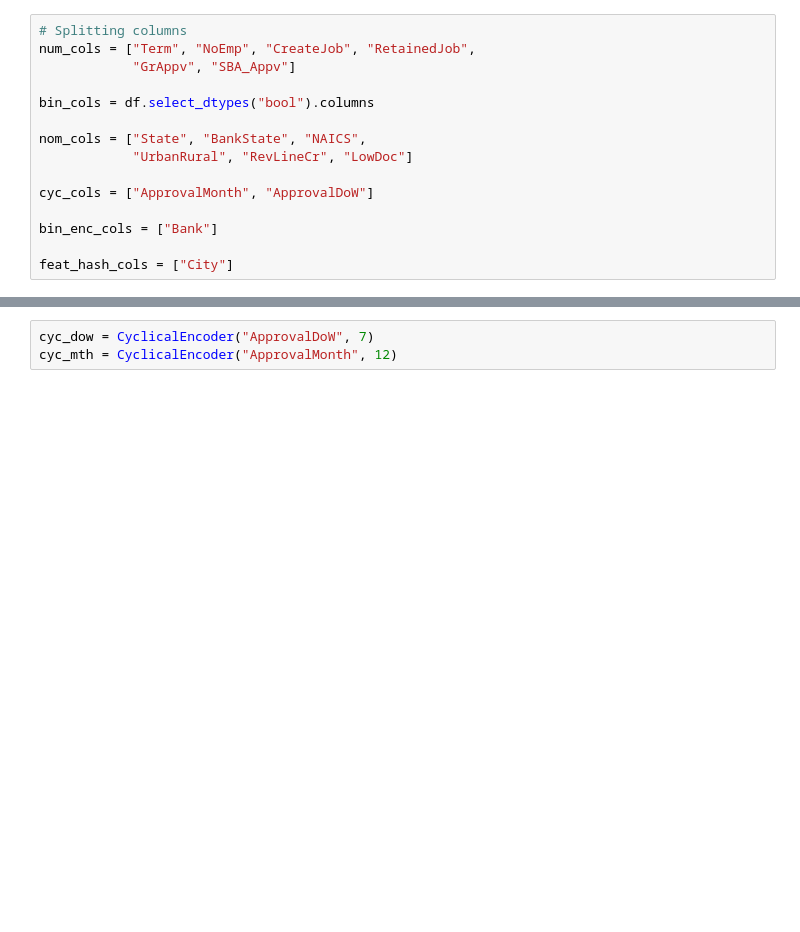
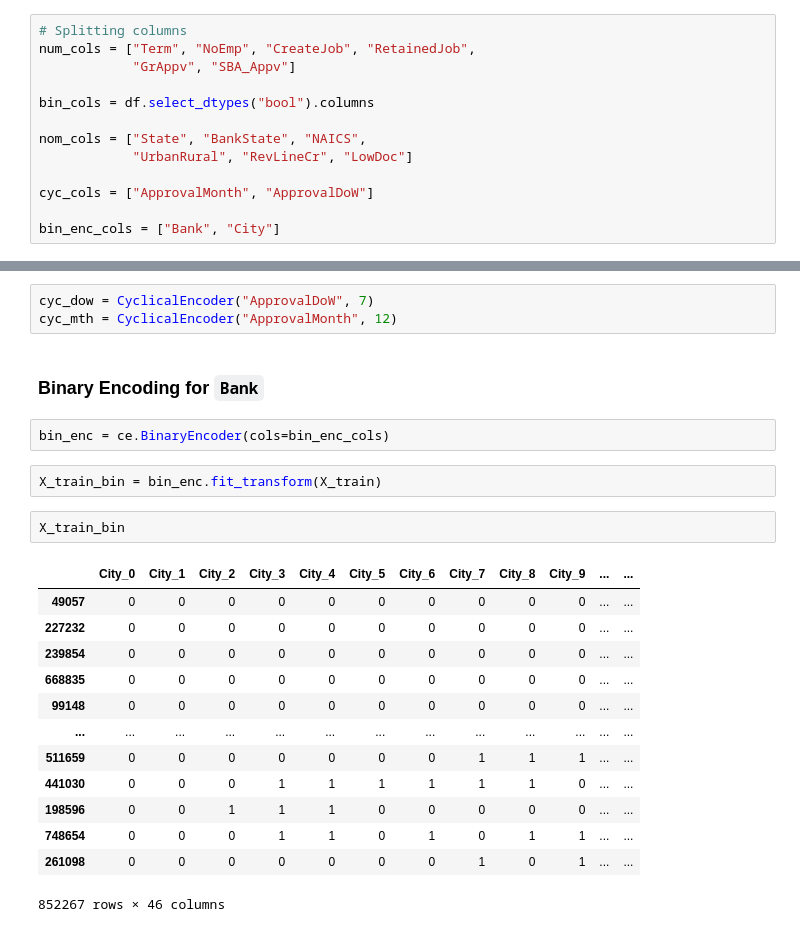
Before and after one commit to GMartin-Data/loan_approval, a Jupyter notebook: notebooks/modeling.ipynb, the cells around one changed output, grey strips where cells are left out. Saved outputs shown, nothing was run; the diff lists cells and outputs as text; blank space fills up the shorter version.

```diff
--- a/notebooks/modeling.ipynb
+++ b/notebooks/modeling.ipynb
@@ -86,7 +89,5 @@ nom_cols = ["State", "BankState", "NAICS",
 
 cyc_cols = ["ApprovalMonth", "ApprovalDoW"]
 
-bin_enc_cols = ["Bank"]
-
-feat_hash_cols = ["City"]
+bin_enc_cols = ["Bank", "City"]
 # %%
@@ -129,3 +130,25 @@ class CyclicalEncoder(BaseEstimator, TransformerMixin):
 # %%
 cyc_dow = CyclicalEncoder("ApprovalDoW", 7)
 cyc_mth = CyclicalEncoder("ApprovalMonth", 12)
+# %% [markdown]
+### Binary Encoding for `Bank`
+# %%
+bin_enc = ce.BinaryEncoder(cols=bin_enc_cols)
+# %%
+X_train_bin = bin_enc.fit_transform(X_train)
+# %%
+X_train_bin
+# %% [output]
+|  | City_0 | City_1 | City_2 | City_3 | City_4 | City_5 | City_6 | City_7 | City_8 | City_9 | ... | ... |
+| 49057 | 0 | 0 | 0 | 0 | 0 | 0 | 0 | 0 | 0 | 0 | ... | ... |
+| 227232 | 0 | 0 | 0 | 0 | 0 | 0 | 0 | 0 | 0 | 0 | ... | ... |
+| 239854 | 0 | 0 | 0 | 0 | 0 | 0 | 0 | 0 | 0 | 0 | ... | ... |
+| 668835 | 0 | 0 | 0 | 0 | 0 | 0 | 0 | 0 | 0 | 0 | ... | ... |
+| 99148 | 0 | 0 | 0 | 0 | 0 | 0 | 0 | 0 | 0 | 0 | ... | ... |
+| ... | ... | ... | ... | ... | ... | ... | ... | ... | ... | ... | ... | ... |
+| 511659 | 0 | 0 | 0 | 0 | 0 | 0 | 0 | 1 | 1 | 1 | ... | ... |
+| 441030 | 0 | 0 | 0 | 1 | 1 | 1 | 1 | 1 | 1 | 0 | ... | ... |
+| 198596 | 0 | 0 | 1 | 1 | 1 | 0 | 0 | 0 | 0 | 0 | ... | ... |
+| 748654 | 0 | 0 | 0 | 1 | 1 | 0 | 1 | 0 | 1 | 1 | ... | ... |
+| 261098 | 0 | 0 | 0 | 0 | 0 | 0 | 0 | 1 | 0 | 1 | ... | ... |
+852267 rows × 46 columns
```
Also changed, not shown: parts of 13 cells of this notebook.
